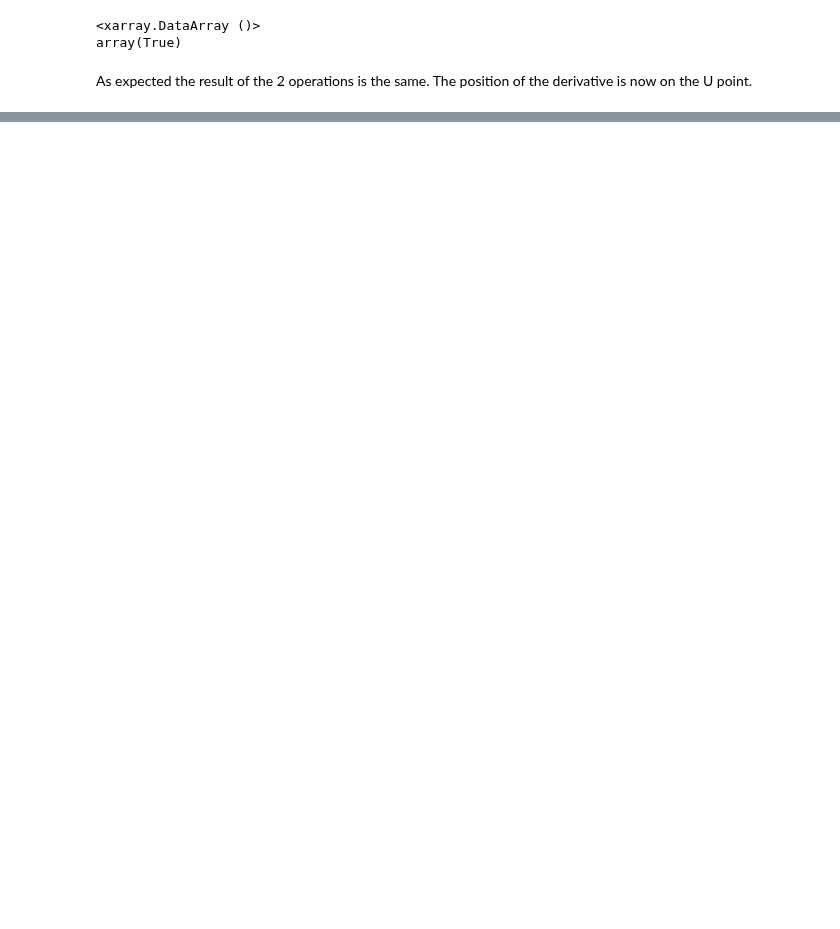
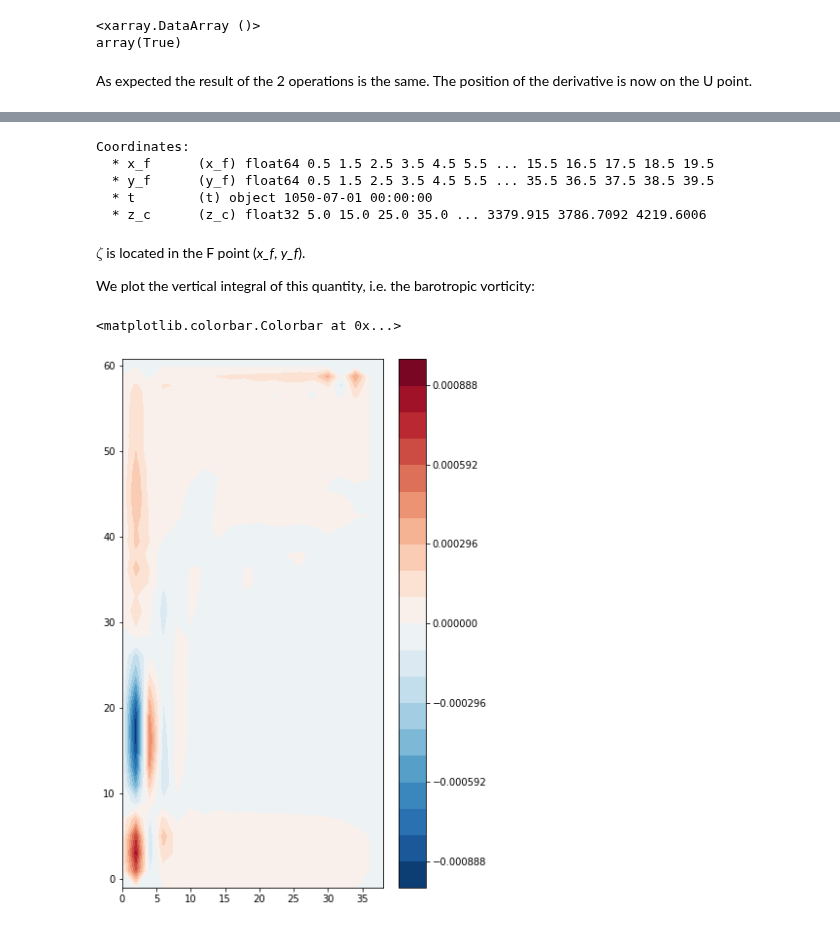
Before and after one commit to xgcm/xgcm, a Jupyter notebook: doc/example_nemo_idealized.ipynb, the cells around one changed output, grey strips where cells are left out. Saved outputs shown, nothing was run; the diff lists cells and outputs as text; code cells hidden in the pictures; blank space fills up the shorter version.

```diff
--- a/doc/example_nemo_idealized.ipynb
+++ b/doc/example_nemo_idealized.ipynb
@@ -361,0 +281,26 @@ Finally, we plot the kinetic energy $1/2 (u^2 + v^2)$ by interpoloting both quan
+# %%
+zeta = 1/(domcfg.e1f*domcfg.e2f) * (grid.diff(ds.vo*domcfg.e2v, 'X', **bd) - grid.diff(ds.uo*domcfg.e1u, 'Y', **bd)) * domcfg.fmaskutil
+zeta.coords
+# %% [output]
+Coordinates:
+  * x_f      (x_f) float64 0.5 1.5 2.5 3.5 4.5 5.5 ... 15.5 16.5 17.5 18.5 19.5
+  * y_f      (y_f) float64 0.5 1.5 2.5 3.5 4.5 5.5 ... 35.5 36.5 37.5 38.5 39.5
+  * t        (t) object 1050-07-01 00:00:00
+  * z_c      (z_c) float32 5.0 15.0 25.0 35.0 ... 3379.915 3786.7092 4219.6006
+# %% [markdown]
+$\zeta$ is located in the F point (*x_f*, *y_f*).
+
+We plot the vertical integral of this quantity, i.e. the barotropic vorticity:
+# %%
+zeta_bt = (zeta * ds.e3f).sum(dim='z_c')
+plt.contourf(
+    domcfg.glamf,
+    domcfg.gphif,
+    zeta_bt.isel({'t':0}),
+    levels=np.linspace(-abs(zeta_bt).max(), abs(zeta_bt).max(), 21),
+    cmap='RdBu_r'
+)
+plt.colorbar()
+# %% [output]
+<matplotlib.colorbar.Colorbar at 0x...>
+[figure, added]
```
Also changed, not shown: parts of 67 cells of this notebook.
